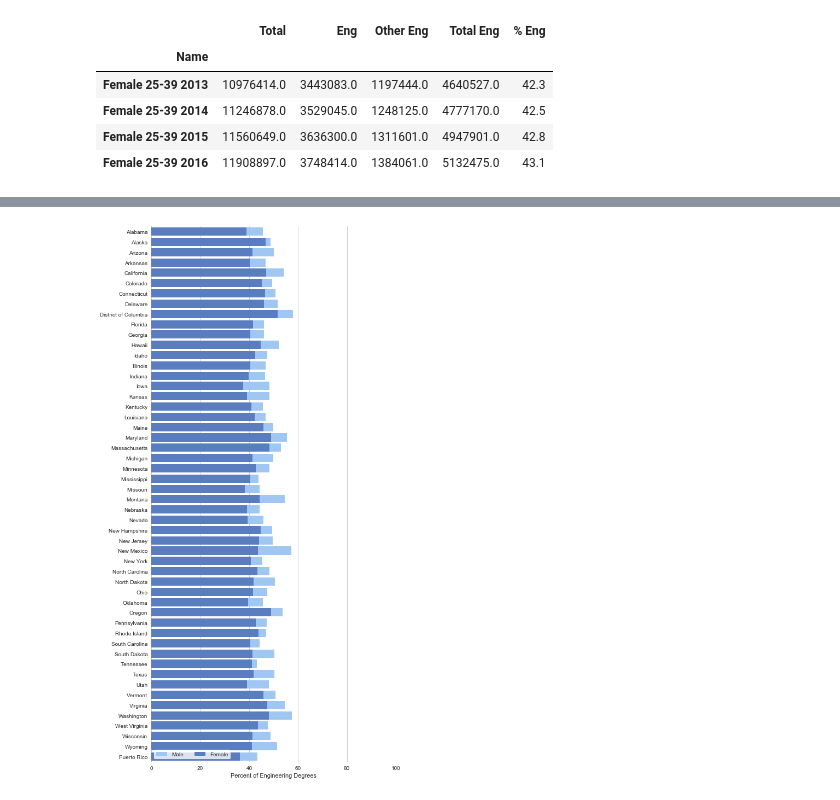
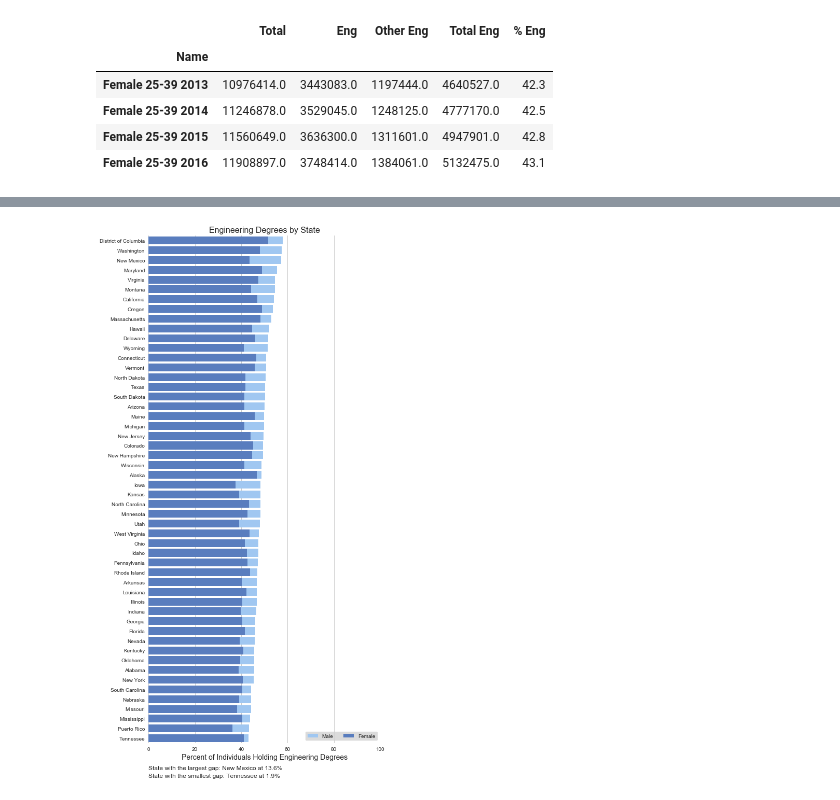
Before and after one commit to spencerrand/Census-Data-Analysis, a Jupyter notebook: Census.ipynb, the cells around one changed output, grey strips where cells are left out. Saved outputs shown, nothing was run; the diff lists cells and outputs as text; code cells hidden in the pictures.

```diff
--- a/Census.ipynb
+++ b/Census.ipynb
@@ -335,22 +314,48 @@ print(data)
+# %%
+# Merge state level dataframes
+state_data = pd.merge(M2539_state_data[["Name", "% Eng"]], F2539_state_data[["Name", "% Eng"]], on="Name")
+
+# Rename columns
+state_data = state_data.rename(columns={'% Eng_x': "Male % Eng", '% Eng_y': "Female % Eng"})
+
+state_data["Gap"] = state_data["Male % Eng"] - state_data["Female % Eng"]
+
+# Sort dataframe
+state_data = state_data.sort_values("Gap", ascending=False)
+
+# Calculate the states with the largest and smallest difference between males and females
+max_gap = state_data.iloc[0,:]
+min_gap = state_data.iloc[state_data.shape[0]-1,:]
+
+# Sort dataframe
+state_data = state_data.sort_values("Male % Eng", ascending=False)
 # %%
+# Set seaborn style
 sns.set(style="whitegrid")
 
 # Initialize the matplotlib figure
 f, ax = plt.subplots(figsize=(8, 18))
 
-# Plot the total crashes
+# Plot the % of male engineers by state
 sns.set_color_codes("pastel")
-sns.barplot(x=mdata["% Eng"], y=mdata["Name"], data=mdata, label="Male", color="b")
+sns.barplot(x=state_data["Male % Eng"], y=state_data["Name"], data=state_data, label="Male", color="b")
 
-# Plot the crashes where alcohol was involved
+# Plot the % of female engineers by state
 sns.set_color_codes("muted")
-sns.barplot(x=fdata["% Eng"], y=fdata["Name"], data=fdata, label="Female", color="b")
+sns.barplot(x=state_data["Female % Eng"], y=state_data["Name"], data=state_data, label="Female", color="b")
 
 # Add a legend and informative axis label
-ax.legend(ncol=2, loc="lower left", frameon=True)
-ax.set(xlim=(0, 100), ylabel="", xlabel="Percent of Engineering Degrees")
+ax.legend(ncol=2, loc="lower right", frameon=True, facecolor='lightgray')
+ax.set(xlim=(0, 100), ylabel="")
+ax.set_xlabel("Percent of Individuals Holding Engineering Degrees", fontdict={'fontsize' : 14})
+plt.title('Engineering Degrees by State', fontsize=16)
 sns.despine(left=True, bottom=True)
 
+# Display states with largest and smallest gaps
+plt.text(0, 54.2, f"State with the largest gap: {max_gap['Name']} at {max_gap['Gap']:,.1f}%")
+plt.text(0, 55, f"State with the smallest gap: {min_gap['Name']} at {min_gap['Gap']:,.1f}%")
+
+# Show chart
 plt.show()
 # %% [output]
-[figure, old version]
+[figure, new version]
```
Also changed, not shown: parts of 4 cells of this notebook.
